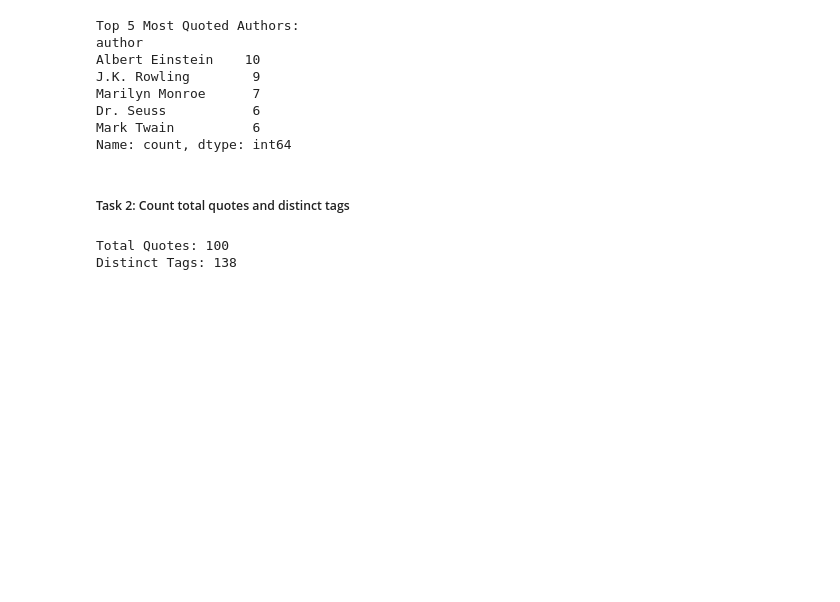
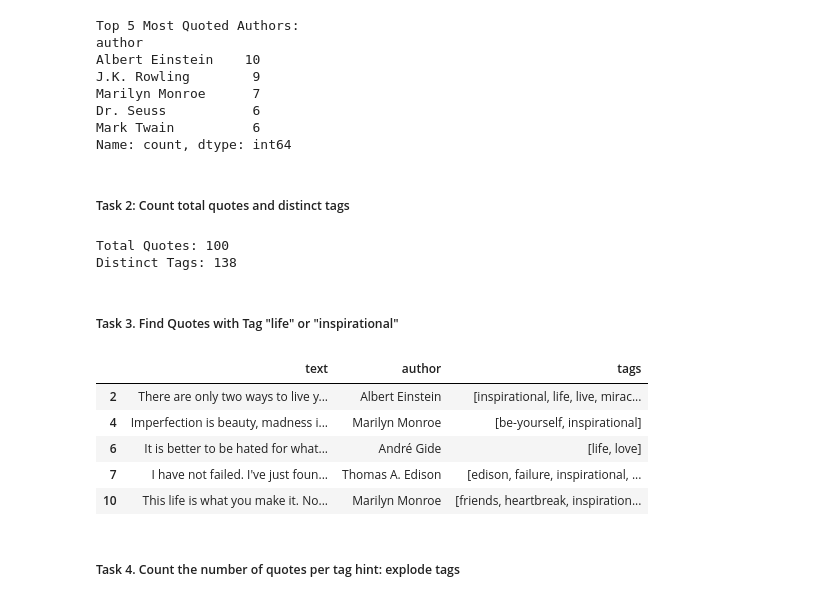
Before and after one commit to Bibiglorious/Inspire_Quotes-Analysis, a Jupyter notebook: Pipeline_Analysis.ipynb, the cells around one changed output. Cells and saved outputs as stored; diff of their text form; code cells hidden in the pictures; blank space fills up the shorter version.

```diff
--- a/Pipeline_Analysis.ipynb
+++ b/Pipeline_Analysis.ipynb
@@ -756,3 +756,19 @@ print(f"Distinct Tags: {distinct_tag_count}")
 # %% [output]
 Total Quotes: 100
 Distinct Tags: 138
+# %% [markdown]
+##### Task 3. Find Quotes with Tag "life" or "inspirational"
+# %%
+# Filter quotes that contain either 'life' or 'inspirational'
+filtered_quotes = df[df['tags'].apply(lambda tags: 'life' in tags or 'inspirational' in tags)]
+
+filtered_quotes[['text', 'author', 'tags']].head()
+# %% [output]
+|  | text | author | tags |
+| 2 | There are only two ways to live y... | Albert Einstein | [inspirational, life, live, mirac... |
+| 4 | Imperfection is beauty, madness i... | Marilyn Monroe | [be-yourself, inspirational] |
+| 6 | It is better to be hated for what... | André Gide | [life, love] |
+| 7 | I have not failed. I've just foun... | Thomas A. Edison | [edison, failure, inspirational, ... |
+| 10 | This life is what you make it. No... | Marilyn Monroe | [friends, heartbreak, inspiration... |
+# %% [markdown]
+##### Task 4. Count the number of quotes per tag hint: explode tags
```
Also changed, not shown: parts of 5 cells of this notebook, 1 other file.
